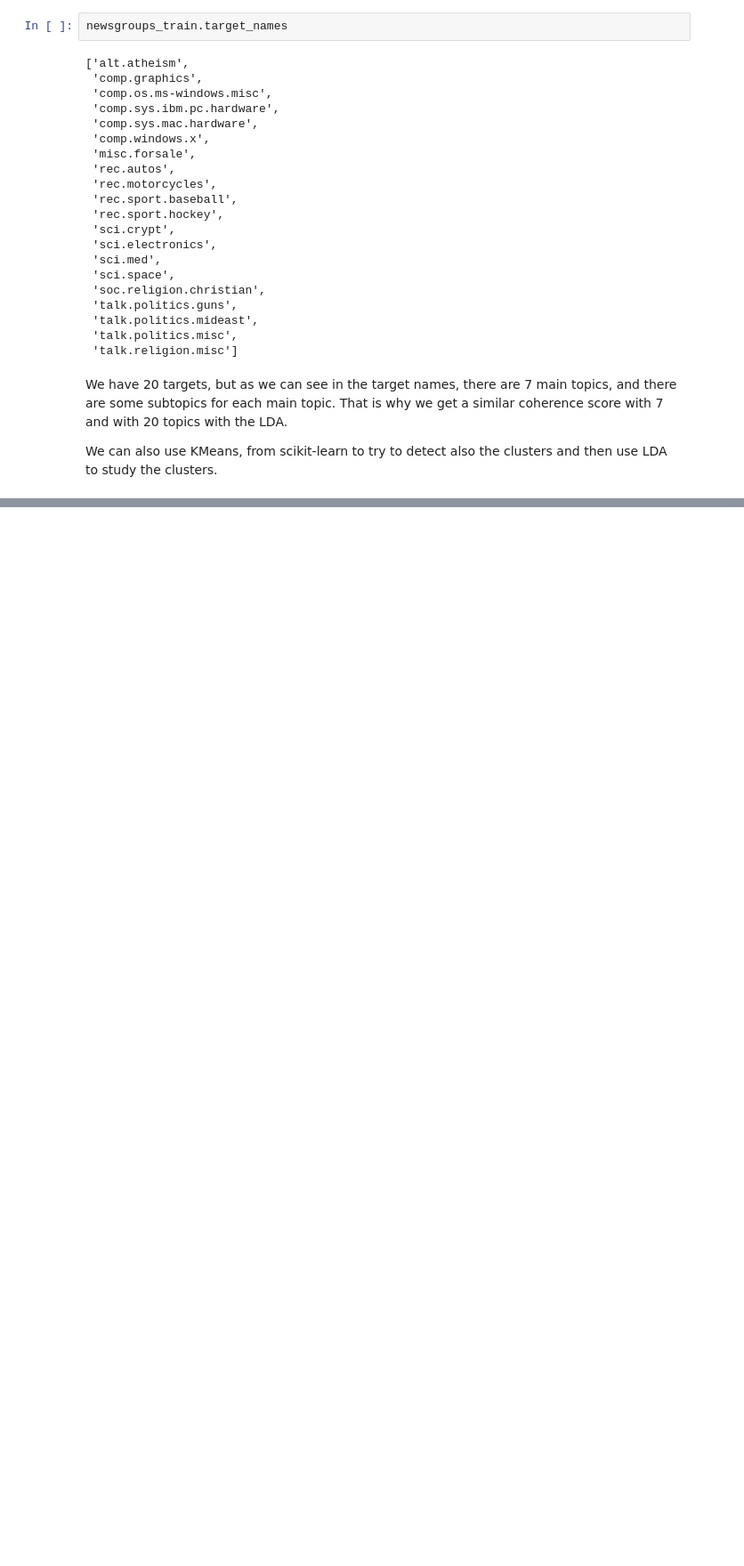
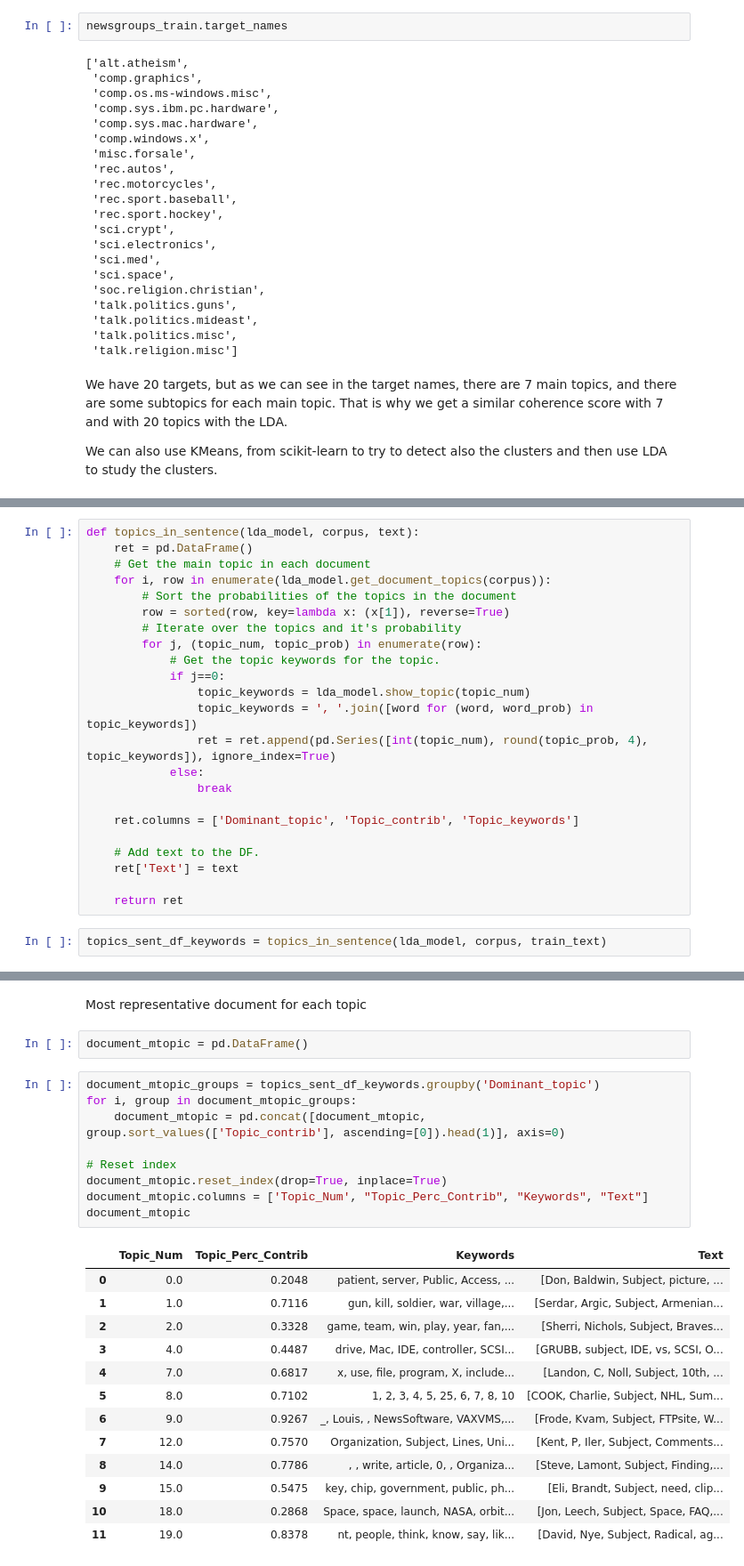
Before and after one commit to AlArgente/BasicTopicModelic, a Jupyter notebook: topic_modeling_20newsgroups.ipynb, the cells around one changed output, grey strips where cells are left out. Shown at 89% size. Saved outputs shown, nothing was run; the diff lists cells and outputs as text; blank space fills up the shorter version.

Commit message:
Added the study of most important sentence per topic and it's contribution, and the most important topics per news

```diff
--- a/topic_modeling_20newsgroups.ipynb
+++ b/topic_modeling_20newsgroups.ipynb
@@ -331,0 +335,25 @@ We can also use KMeans, from scikit-learn to try to detect also the clusters and
+# %%
+def topics_in_sentence(lda_model, corpus, text):
+    ret = pd.DataFrame()
+    # Get the main topic in each document
+    for i, row in enumerate(lda_model.get_document_topics(corpus)):
+        # Sort the probabilities of the topics in the document
+        row = sorted(row, key=lambda x: (x[1]), reverse=True)
+        # Iterate over the topics and it's probability
+        for j, (topic_num, topic_prob) in enumerate(row):
+            # Get the topic keywords for the topic.
+            if j==0:
+                topic_keywords = lda_model.show_topic(topic_num)
+                topic_keywords = ', '.join([word for (word, word_prob) in topic_keywords])
+                ret = ret.append(pd.Series([int(topic_num), round(topic_prob, 4), topic_keywords]), ignore_index=True)
+            else:
+                break
+
+    ret.columns = ['Dominant_topic', 'Topic_contrib', 'Topic_keywords']
+
+    # Add text to the DF.
+    ret['Text'] = text
+
+    return ret
+# %%
+topics_sent_df_keywords = topics_in_sentence(lda_model, corpus, train_text)
@@ -331,0 +372,27 @@ We can also use KMeans, from scikit-learn to try to detect also the clusters and
+# %% [markdown]
+Most representative document for each topic
+# %%
+document_mtopic = pd.DataFrame()
+# %%
+document_mtopic_groups = topics_sent_df_keywords.groupby('Dominant_topic')
+for i, group in document_mtopic_groups:
+    document_mtopic = pd.concat([document_mtopic, group.sort_values(['Topic_contrib'], ascending=[0]).head(1)], axis=0)
+
+# Reset index
+document_mtopic.reset_index(drop=True, inplace=True)
+document_mtopic.columns = ['Topic_Num', "Topic_Perc_Contrib", "Keywords", "Text"]
+document_mtopic
+# %% [output]
+|  | Topic_Num | Topic_Perc_Contrib | Keywords | Text |
+| 0 | 0.0 | 0.2048 | patient, server, Public, Access, ... | [Don, Baldwin, Subject, picture, ... |
+| 1 | 1.0 | 0.7116 | gun, kill, soldier, war, village,... | [Serdar, Argic, Subject, Armenian... |
+| 2 | 2.0 | 0.3328 | game, team, win, play, year, fan,... | [Sherri, Nichols, Subject, Braves... |
+| 3 | 4.0 | 0.4487 | drive, Mac, IDE, controller, SCSI... | [GRUBB, subject, IDE, vs, SCSI, O... |
+| 4 | 7.0 | 0.6817 | x, use, file, program, X, include... | [Landon, C, Noll, Subject, 10th, ... |
+| 5 | 8.0 | 0.7102 | 1, 2, 3, 4, 5, 25, 6, 7, 8, 10 | [COOK, Charlie, Subject, NHL, Sum... |
+| 6 | 9.0 | 0.9267 | _, Louis, , NewsSoftware, VAXVMS,... | [Frode, Kvam, Subject, FTPsite, W... |
+| 7 | 12.0 | 0.7570 | Organization, Subject, Lines, Uni... | [Kent, P, Iler, Subject, Comments... |
+| 8 | 14.0 | 0.7786 | , , write, article, 0, , Organiza... | [Steve, Lamont, Subject, Finding,... |
+| 9 | 15.0 | 0.5475 | key, chip, government, public, ph... | [Eli, Brandt, Subject, need, clip... |
+| 10 | 18.0 | 0.2868 | Space, space, launch, NASA, orbit... | [Jon, Leech, Subject, Space, FAQ,... |
+| 11 | 19.0 | 0.8378 | nt, people, think, know, say, lik... | [David, Nye, Subject, Radical, ag... |
```
Also changed, not shown: parts of 4 cells of this notebook, 1 other file.
